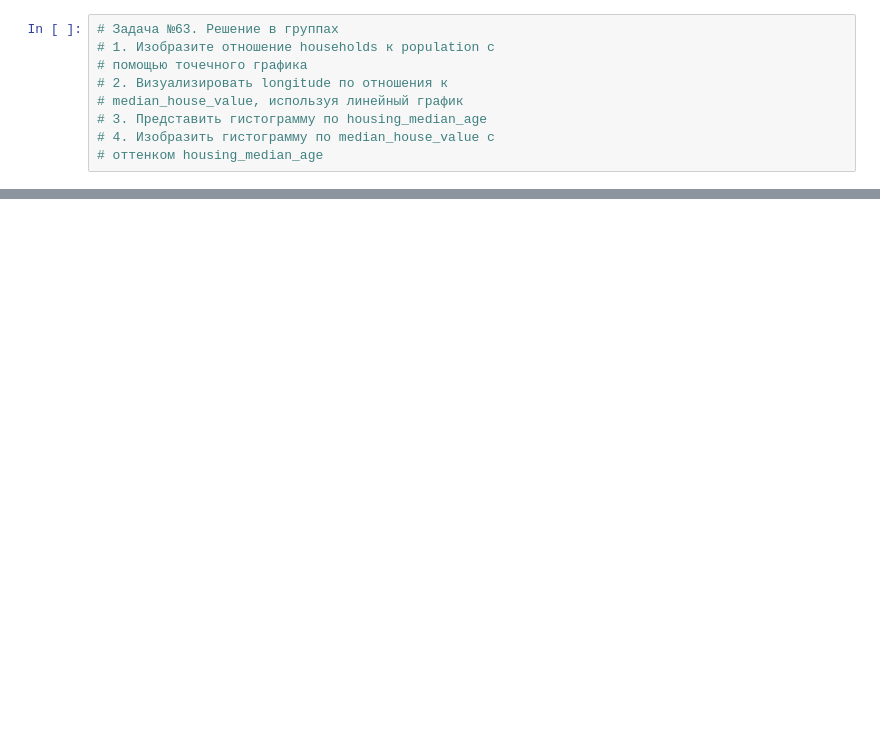
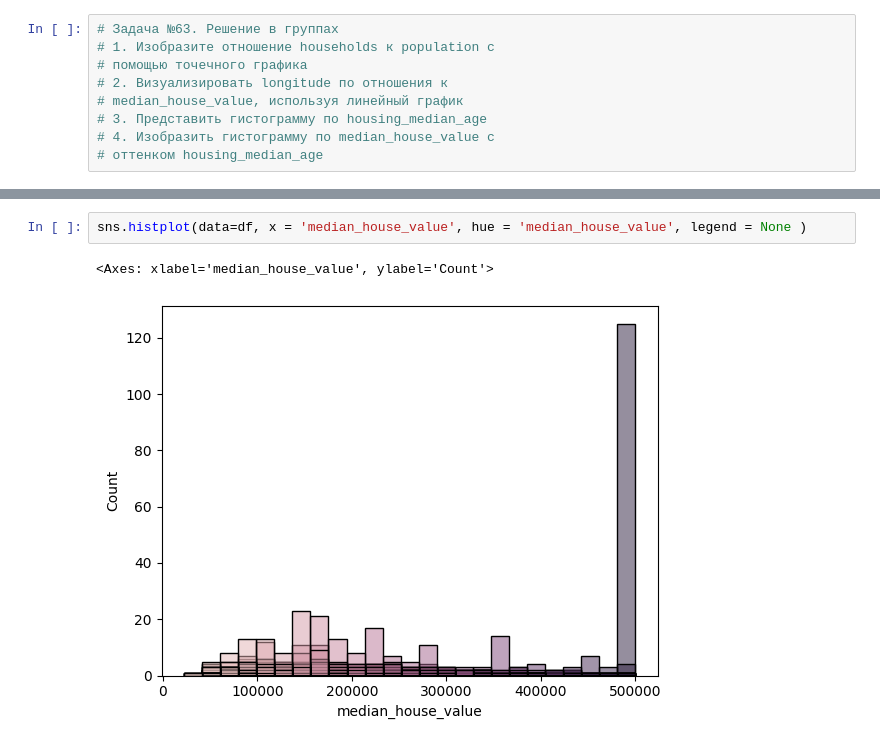
Before and after one commit to Ytanta/Python, a Jupyter notebook: Task63.ipynb, the cells around one changed output, grey strips where cells are left out. Drawn from its saved outputs; the diff is of its cells as text; blank space fills up the shorter version.

```diff
--- a/Task63.ipynb
+++ b/Task63.ipynb
@@ -15,0 +29,5 @@ ModuleNotFoundError: No module named 'seaborn'
+# %%
+sns.histplot(data=df, x = 'median_house_value', hue = 'median_house_value', legend = None )
+# %% [output]
+<Axes: xlabel='median_house_value', ylabel='Count'>
+[figure, added]
```
Also changed, not shown: parts of 4 cells of this notebook.
